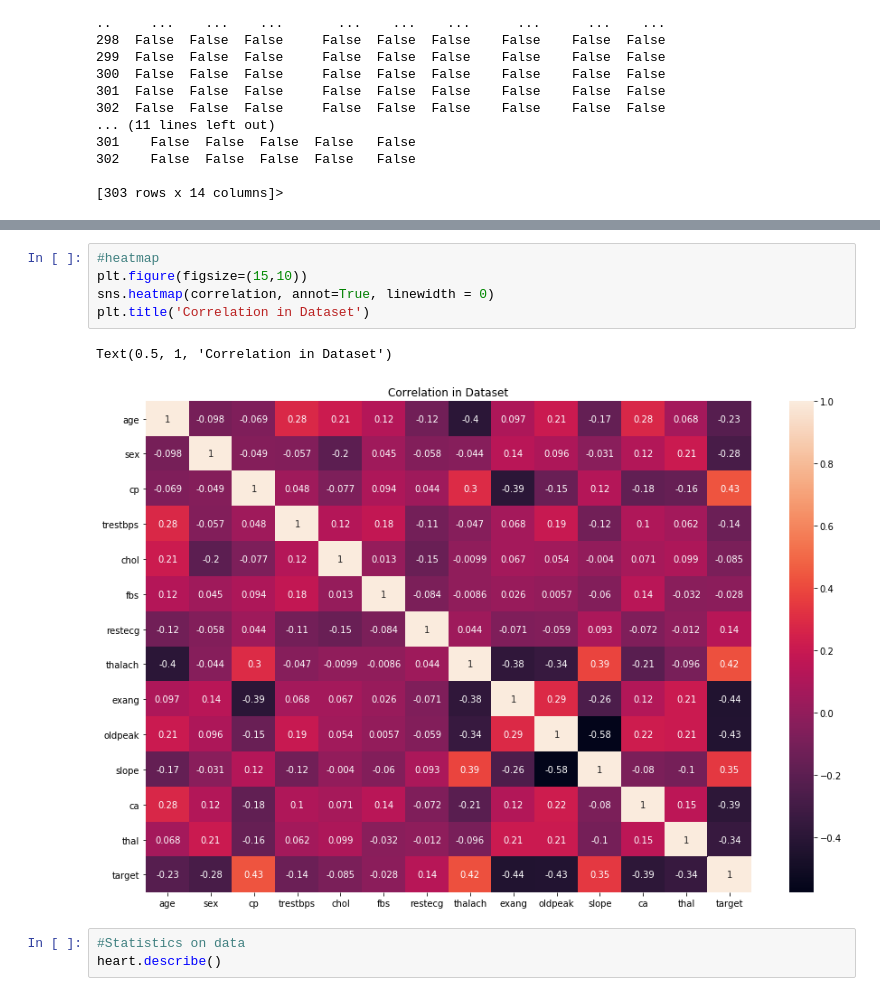
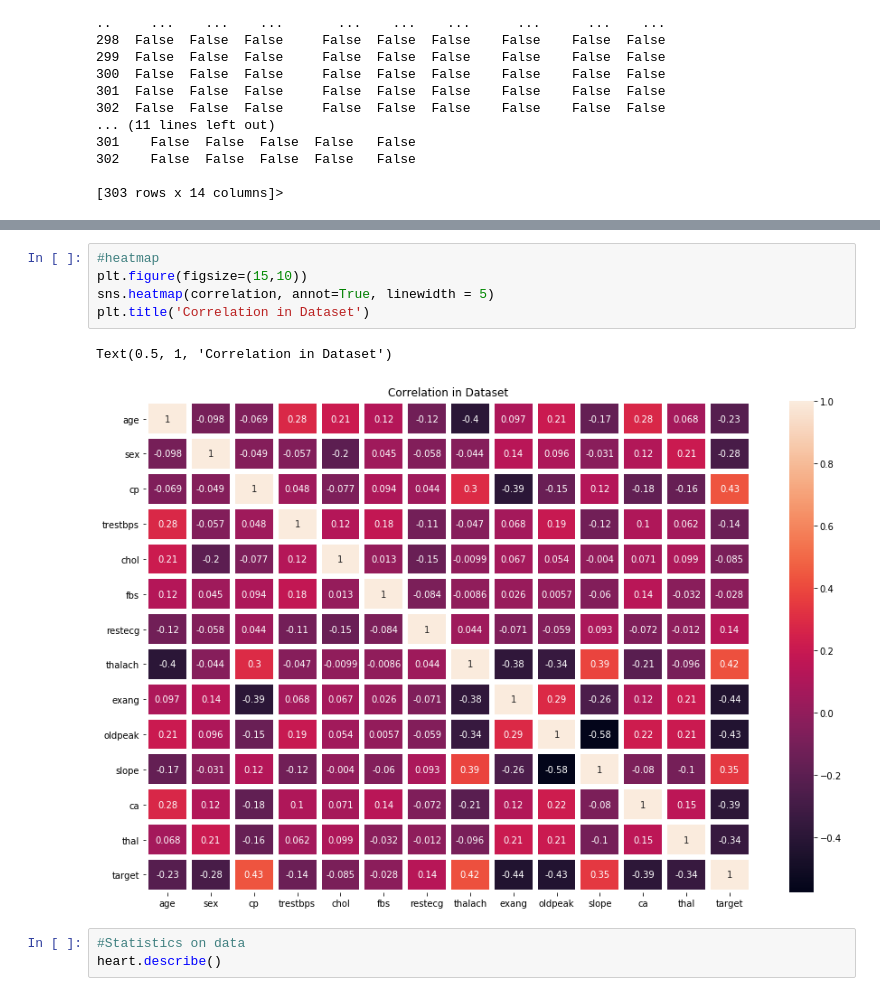
Before and after one commit to pradoom/pradoom, a Jupyter notebook: GUI HEART PREDICATION.ipynb, the cells around one changed output, grey strips where cells are left out. Drawn from its saved outputs; the diff is of its cells as text.

```diff
--- a/GUI HEART PREDICATION.ipynb
+++ b/GUI HEART PREDICATION.ipynb
@@ -75,11 +75,11 @@ correlation
 # %%
 #heatmap
 plt.figure(figsize=(15,10))
-sns.heatmap(correlation, annot=True, linewidth = 0)
+sns.heatmap(correlation, annot=True, linewidth = 5)
 plt.title('Correlation in Dataset')
 # %% [output]
 Text(0.5, 1, 'Correlation in Dataset')
-[figure, old version]
+[figure, new version]
 # %%
 #Statistics on data
 heart.describe()
```
Also changed, not shown: parts of 3 cells of this notebook.
